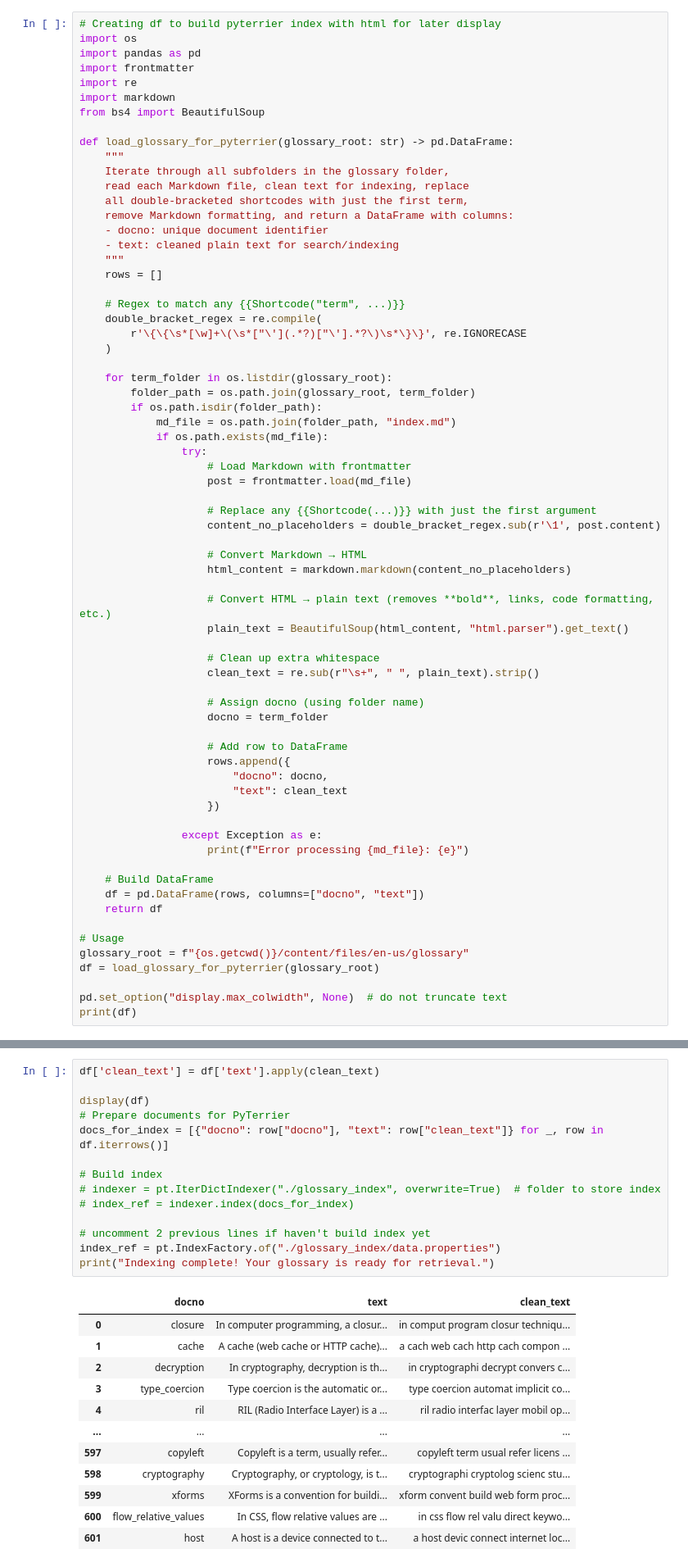
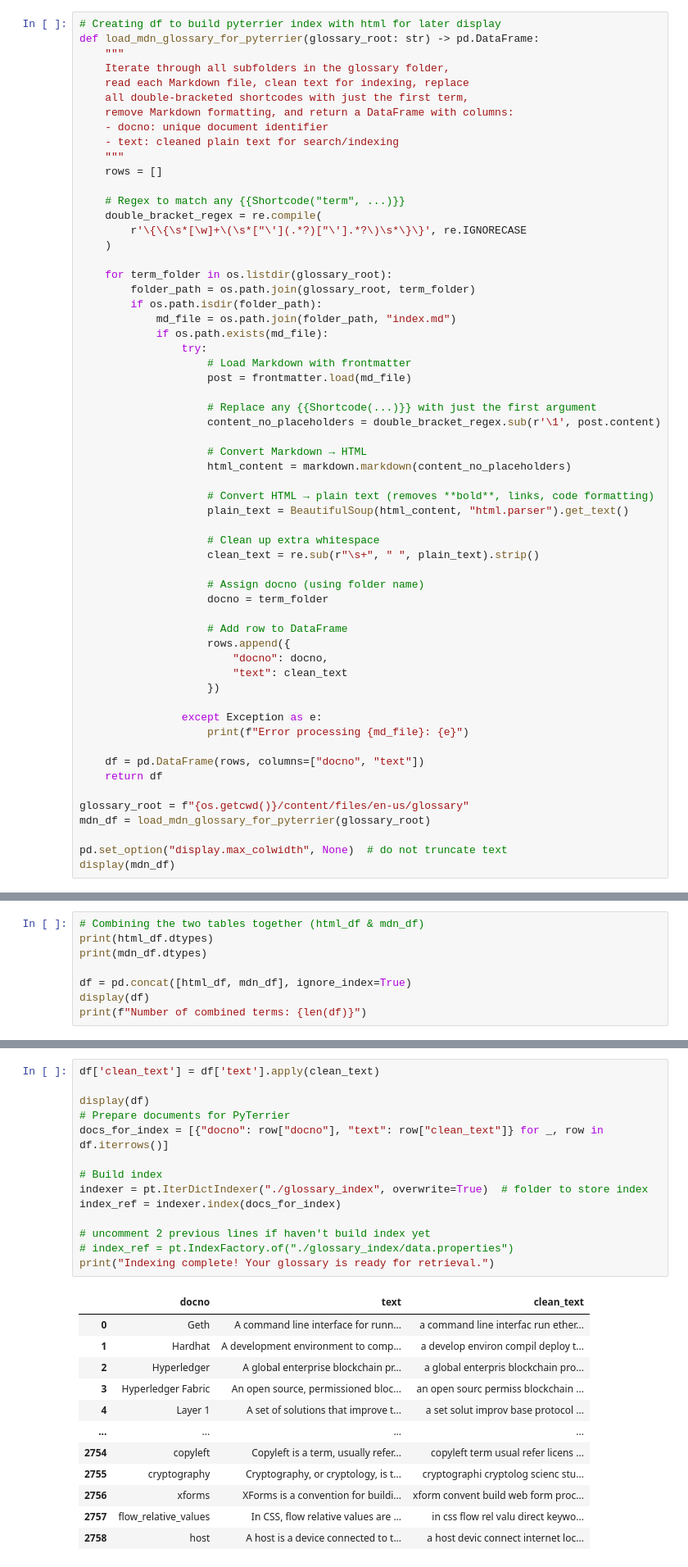
Before and after one commit to laurakhot/TechGlossary, a Jupyter notebook: Parse_glossary.ipynb, the cells around one changed output, grey strips where cells are left out. Shown at 82% size. Drawn from its saved outputs; the diff is of its cells as text.

Commit message:
added glosarytech content into pyterrier index

```diff
--- a/Parse_glossary.ipynb
+++ b/Parse_glossary.ipynb
@@ -69,14 +153,7 @@ with open(f"{os.getcwd()}/content/files/en-us/glossary/{term}/index.md", "r") as
 0  PNG (Portable Network Graphics) is a graphics ...
 # %%
 # Creating df to build pyterrier index with html for later display
-import os
-import pandas as pd
-import frontmatter
-import re
-import markdown
-from bs4 import BeautifulSoup
-
-def load_glossary_for_pyterrier(glossary_root: str) -> pd.DataFrame:
+def load_mdn_glossary_for_pyterrier(glossary_root: str) -> pd.DataFrame:
     """
     Iterate through all subfolders in the glossary folder,
     read each Markdown file, clean text for indexing, replace
@@ -107,7 +184,7 @@ def load_glossary_for_pyterrier(glossary_root: str) -> pd.DataFrame:
                     # Convert Markdown → HTML
                     html_content = markdown.markdown(content_no_placeholders)
 
-                    # Convert HTML → plain text (removes **bold**, links, code formatting, etc.)
+                    # Convert HTML → plain text (removes **bold**, links, code formatting)
                     plain_text = BeautifulSoup(html_content, "html.parser").get_text()
 
                     # Clean up extra whitespace
@@ -125,14 +202,12 @@ def load_glossary_for_pyterrier(glossary_root: str) -> pd.DataFrame:
                 except Exception as e:
                     print(f"Error processing {md_file}: {e}")
 
-    # Build DataFrame
     df = pd.DataFrame(rows, columns=["docno", "text"])
     return df
 
-# Usage
 glossary_root = f"{os.getcwd()}/content/files/en-us/glossary"
-df = load_glossary_for_pyterrier(glossary_root)
+mdn_df = load_mdn_glossary_for_pyterrier(glossary_root)
 
 pd.set_option("display.max_colwidth", None)  # do not truncate text
-print(df)
+display(mdn_df)
 # %% [output]
@@ -175,0 +330,8 @@ Note: you may need to restart the kernel to use updated packages.
+# %%
+# Combining the two tables together (html_df & mdn_df)
+print(html_df.dtypes)
+print(mdn_df.dtypes)
+
+df = pd.concat([html_df, mdn_df], ignore_index=True)
+display(df)
+print(f"Number of combined terms: {len(df)}")
@@ -239,27 +401,27 @@ def clean_text(text):
 # %%
 df['clean_text'] = df['text'].apply(clean_text)
 
 display(df)
 # Prepare documents for PyTerrier
 docs_for_index = [{"docno": row["docno"], "text": row["clean_text"]} for _, row in df.iterrows()]
 
 # Build index
-# indexer = pt.IterDictIndexer("./glossary_index", overwrite=True)  # folder to store index
-# index_ref = indexer.index(docs_for_index)
+indexer = pt.IterDictIndexer("./glossary_index", overwrite=True)  # folder to store index
+index_ref = indexer.index(docs_for_index)
 
 # uncomment 2 previous lines if haven't build index yet
-index_ref = pt.IndexFactory.of("./glossary_index/data.properties")
+# index_ref = pt.IndexFactory.of("./glossary_index/data.properties")
 print("Indexing complete! Your glossary is ready for retrieval.")
 # %% [output]
 |  | docno | text | clean_text |
-| 0 | closure | In computer programming, a closur... | in comput program closur techniqu... |
-| 1 | cache | A cache (web cache or HTTP cache)... | a cach web cach http cach compon ... |
-| 2 | decryption | In cryptography, decryption is th... | in cryptographi decrypt convers c... |
-| 3 | type_coercion | Type coercion is the automatic or... | type coercion automat implicit co... |
-| 4 | ril | RIL (Radio Interface Layer) is a ... | ril radio interfac layer mobil op... |
+| 0 | Geth | A command line interface for runn... | a command line interfac run ether... |
+| 1 | Hardhat | A development environment to comp... | a develop environ compil deploy t... |
+| 2 | Hyperledger | A global enterprise blockchain pr... | a global enterpris blockchain pro... |
+| 3 | Hyperledger Fabric | An open source, permissioned bloc... | an open sourc permiss blockchain ... |
+| 4 | Layer 1 | A set of solutions that improve t... | a set solut improv base protocol ... |
 | ... | ... | ... | ... |
-| 597 | copyleft | Copyleft is a term, usually refer... | copyleft term usual refer licens ... |
-| 598 | cryptography | Cryptography, or cryptology, is t... | cryptographi cryptolog scienc stu... |
-| 599 | xforms | XForms is a convention for buildi... | xform convent build web form proc... |
-| 600 | flow_relative_values | In CSS, flow relative values are ... | in css flow rel valu direct keywo... |
-| 601 | host | A host is a device connected to t... | a host devic connect internet loc... |
+| 2754 | copyleft | Copyleft is a term, usually refer... | copyleft term usual refer licens ... |
+| 2755 | cryptography | Cryptography, or cryptology, is t... | cryptographi cryptolog scienc stu... |
+| 2756 | xforms | XForms is a convention for buildi... | xform convent build web form proc... |
+| 2757 | flow_relative_values | In CSS, flow relative values are ... | in css flow rel valu direct keywo... |
+| 2758 | host | A host is a device connected to t... | a host devic connect internet loc... |
```
Also changed, not shown: parts of 31 cells of this notebook.
